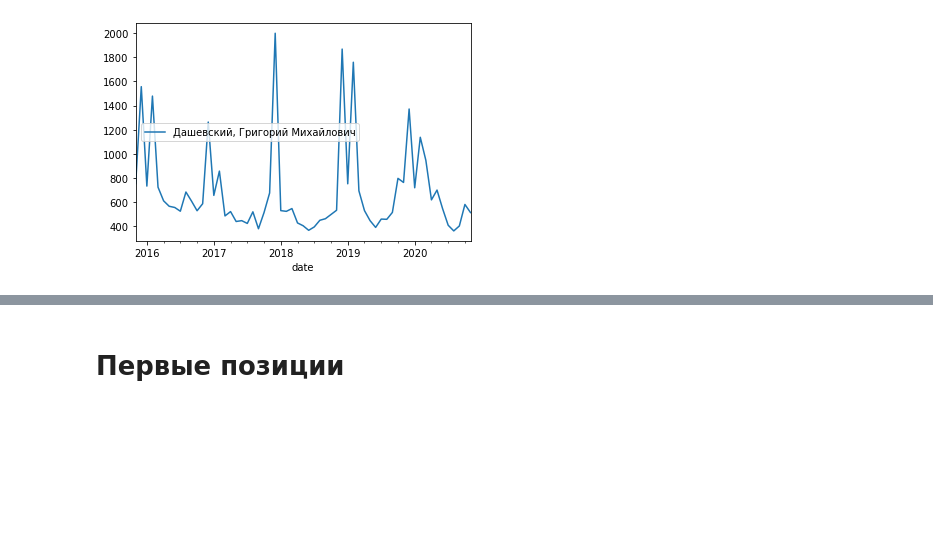
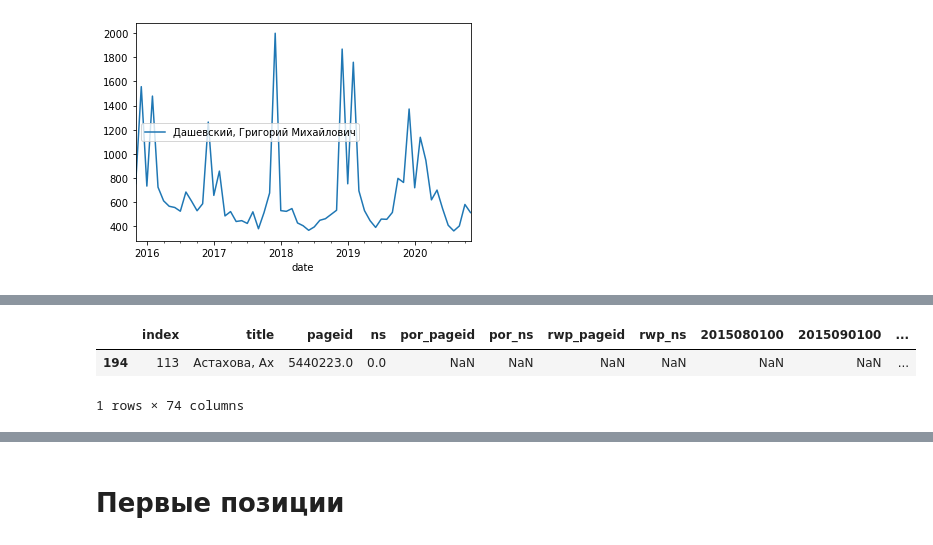
Before and after one commit to agbragin/russian-poetry-wikipedia-stats, a Jupyter notebook: 05-analysis.ipynb, the cells around one changed output, grey strips where cells are left out. Saved outputs shown, nothing was run; the diff lists cells and outputs as text; code cells hidden in the pictures; blank space fills up the shorter version.

```diff
--- a/05-analysis.ipynb
+++ b/05-analysis.ipynb
@@ -713,0 +726,6 @@ plot_visits('Дашевский, Григорий Михайлович')
+# %%
+get_stats('Астахова, Ах')
+# %% [output]
+|  | index | title | pageid | ns | por_pageid | por_ns | rwp_pageid | rwp_ns | 2015080100 | 2015090100 | ... |
+| 194 | 113 | Астахова, Ах | 5440223.0 | 0.0 | NaN | NaN | NaN | NaN | NaN | NaN | ... |
+1 rows × 74 columns
```
Also changed, not shown: parts of 4 cells of this notebook.
